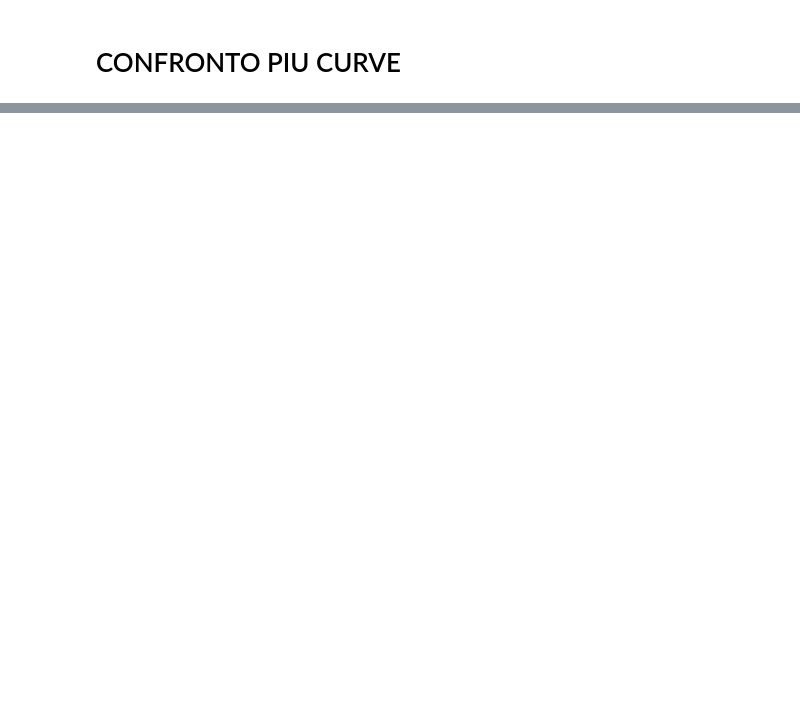
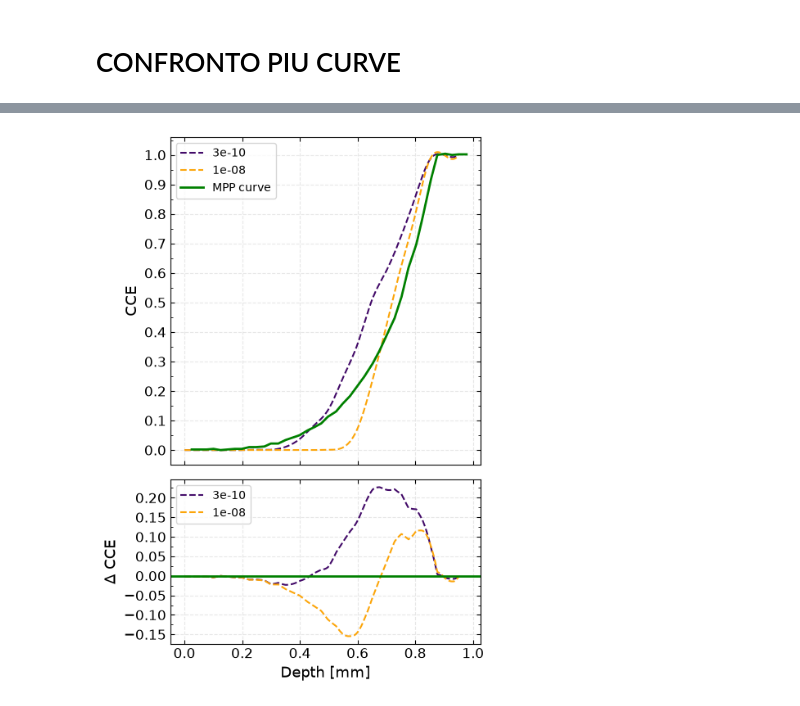
Before and after one commit to RitaF00/Charge-Trapping-Model-in-python, a Jupyter notebook: simulation/reboost_surface.ipynb, the cells around one changed output, grey strips where cells are left out. Cells and saved outputs as stored; diff of their text form; code cells hidden in the pictures; blank space fills up the shorter version.

```diff
--- a/simulation/reboost_surface.ipynb
+++ b/simulation/reboost_surface.ipynb
@@ -1373,3 +1469,76 @@ dict_keys([1e-10, 5e-10, 1e-09, 5e-09, 5e-08])
+# %%
+from matplotlib.ticker import MultipleLocator
+
+colors = plt.colormaps["inferno"](
+    np.linspace(0.2, 0.8, len(alphas))
+)
+
+fig, (ax1, ax2) = plt.subplots(
+    2, 1,
+    figsize=(5, 7),
+    sharex=True,
+    gridspec_kw={"height_ratios": [2, 1]}
+)
+
+# --- Plot principale ---
+for i, alpha in enumerate(alphas):
+    x, CCE_mean = CCE_dict[alpha]
+
+    ax1.plot(
+        x, CCE_mean,
+        color=colors[i],
+        ls='--',
+        label=f"{alpha:.0e}"
+    )
+
+ax1.plot(
+    x_mpp, y_mpp,
+    color='green',
+    lw=2,
+    label="MPP curve"
+)
+
+ax1.set_ylabel("CCE")
+ax1.legend()
+
+# Più tacche sull'asse Y
+ax1.yaxis.set_major_locator(MultipleLocator(0.1))
+ax1.yaxis.set_minor_locator(MultipleLocator(0.05))
+
+
+# --- Differenza verticale rispetto alla curva MPP ---
+for i, alpha in enumerate(alphas):
+    x, CCE_mean = CCE_dict[alpha]
+
+    y_mpp_interp = np.interp(x, x_mpp, y_mpp)
+
+    delta = CCE_mean - y_mpp_interp
+
+    ax2.plot(
+        x, delta,
+        color=colors[i],
+        ls='--',
+        label=f"{alpha:.0e}"
+    )
+
+ax2.axhline(
+    0,
+    color='green',
+    lw=2
+)
+
+ax2.set_xlabel("Depth [mm]")
+ax2.set_ylabel(r"$\Delta$ CCE")
+ax2.legend()
+
+# Più tacche sull'asse Y del secondo plot
+ax2.yaxis.set_major_locator(MultipleLocator(0.05))
+ax2.yaxis.set_minor_locator(MultipleLocator(0.025))
+
+plt.tight_layout()
+plt.show()
+# %% [output]
+[figure, added]
 # %%
 shift = 0
 plt.figure(figsize=(7, 5), dpi=300)
```
Also changed, not shown: parts of 26 cells of this notebook, 5 other files.
